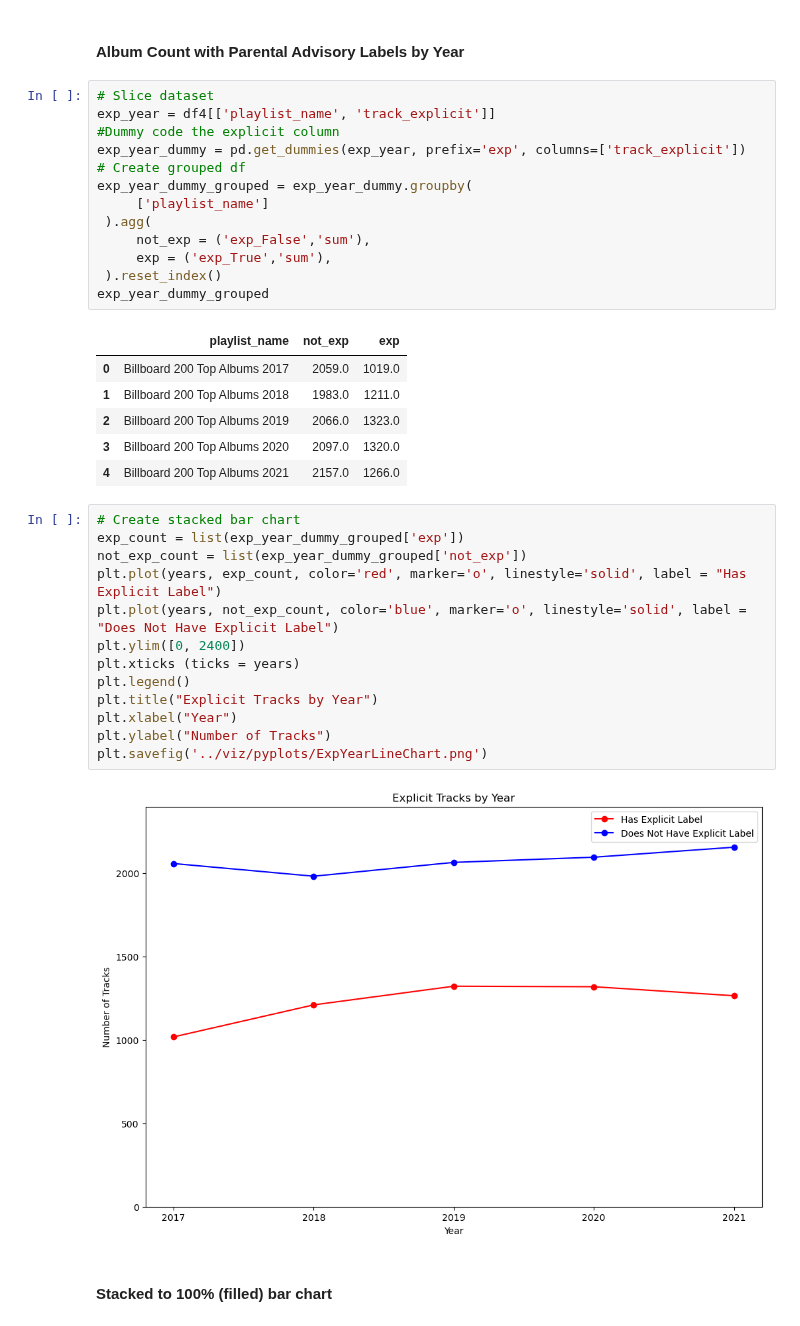
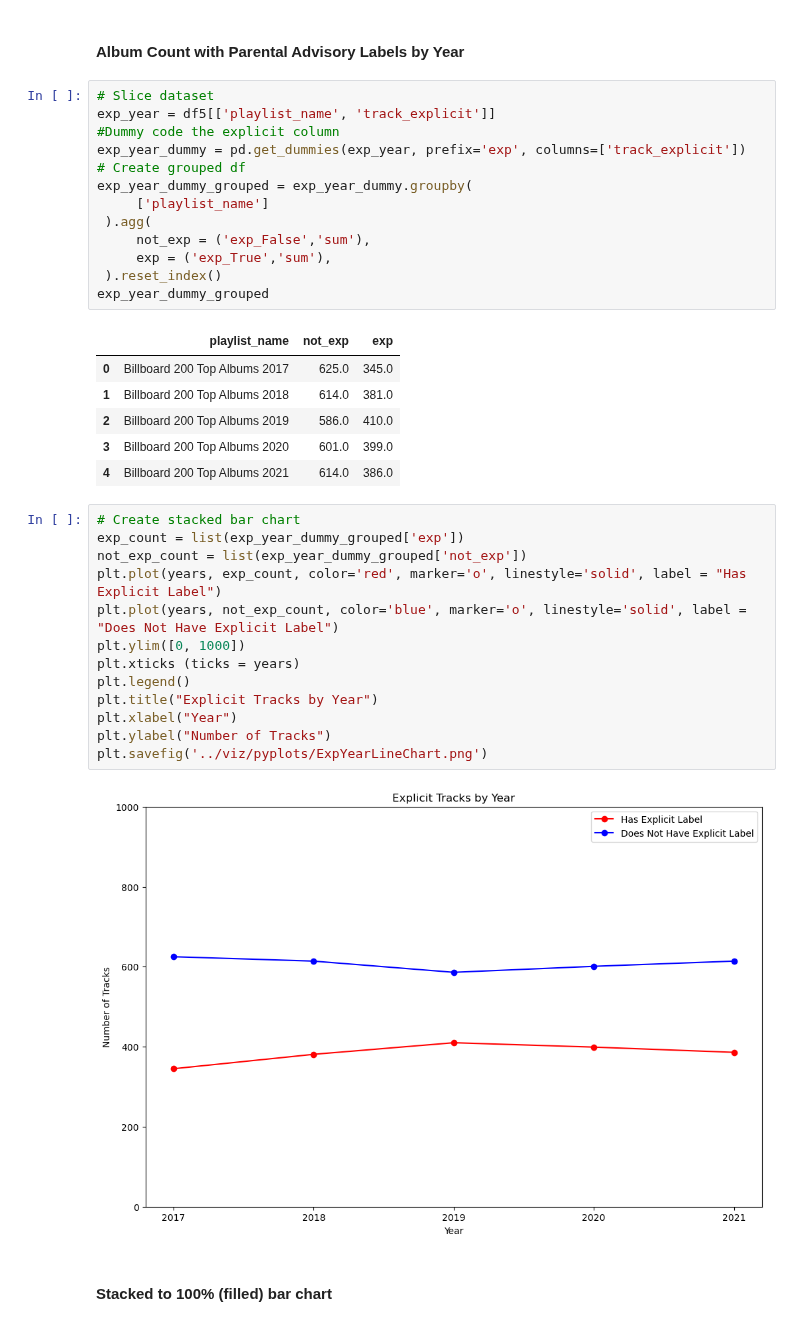
Before and after one commit to katieravenwood/Spotify-Five-Year-Analysis-Project, a Jupyter notebook: notebooks/ExploratoryAnalysis.ipynb, the cells around one changed output. Cells and saved outputs as stored; diff of their text form.

```diff
--- a/notebooks/ExploratoryAnalysis.ipynb
+++ b/notebooks/ExploratoryAnalysis.ipynb
@@ -364,7 +368,7 @@ plt.savefig('../viz/pyplots/ExplicitPieChart.png')
 #### Album Count with Parental Advisory Labels by Year
 # %%
 # Slice dataset
-exp_year = df4[['playlist_name', 'track_explicit']]
+exp_year = df5[['playlist_name', 'track_explicit']]
 #Dummy code the explicit column
 exp_year_dummy = pd.get_dummies(exp_year, prefix='exp', columns=['track_explicit'])
 # Create grouped df
@@ -377,26 +381,26 @@ exp_year_dummy_grouped = exp_year_dummy.groupby(
 exp_year_dummy_grouped
 # %% [output]
 |  | playlist_name | not_exp | exp |
-| 0 | Billboard 200 Top Albums 2017 | 2059.0 | 1019.0 |
-| 1 | Billboard 200 Top Albums 2018 | 1983.0 | 1211.0 |
-| 2 | Billboard 200 Top Albums 2019 | 2066.0 | 1323.0 |
-| 3 | Billboard 200 Top Albums 2020 | 2097.0 | 1320.0 |
-| 4 | Billboard 200 Top Albums 2021 | 2157.0 | 1266.0 |
+| 0 | Billboard 200 Top Albums 2017 | 625.0 | 345.0 |
+| 1 | Billboard 200 Top Albums 2018 | 614.0 | 381.0 |
+| 2 | Billboard 200 Top Albums 2019 | 586.0 | 410.0 |
+| 3 | Billboard 200 Top Albums 2020 | 601.0 | 399.0 |
+| 4 | Billboard 200 Top Albums 2021 | 614.0 | 386.0 |
 # %%
 # Create stacked bar chart
 exp_count = list(exp_year_dummy_grouped['exp'])
 not_exp_count = list(exp_year_dummy_grouped['not_exp'])
 plt.plot(years, exp_count, color='red', marker='o', linestyle='solid', label = "Has Explicit Label")
 plt.plot(years, not_exp_count, color='blue', marker='o', linestyle='solid', label = "Does Not Have Explicit Label")
-plt.ylim([0, 2400])
+plt.ylim([0, 1000])
 plt.xticks (ticks = years)
 plt.legend()
 plt.title("Explicit Tracks by Year")
 plt.xlabel("Year")
 plt.ylabel("Number of Tracks")
 plt.savefig('../viz/pyplots/ExpYearLineChart.png')
 # %% [output]
-[figure, old version]
+[figure, new version]
 # %% [markdown]
 #### Stacked to 100% (filled) bar chart
 # %%
```
Also changed, not shown: parts of 40 cells of this notebook, 9 other files.
